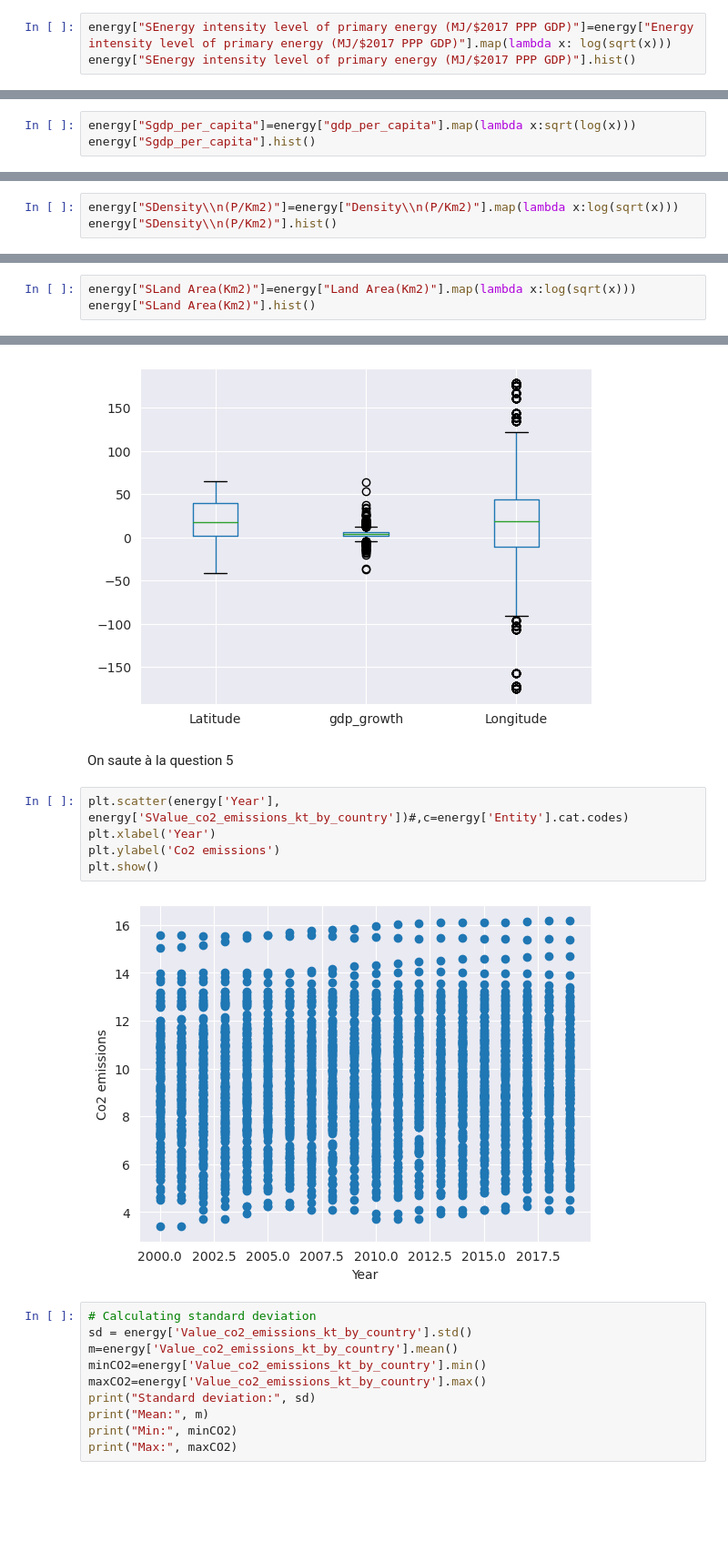
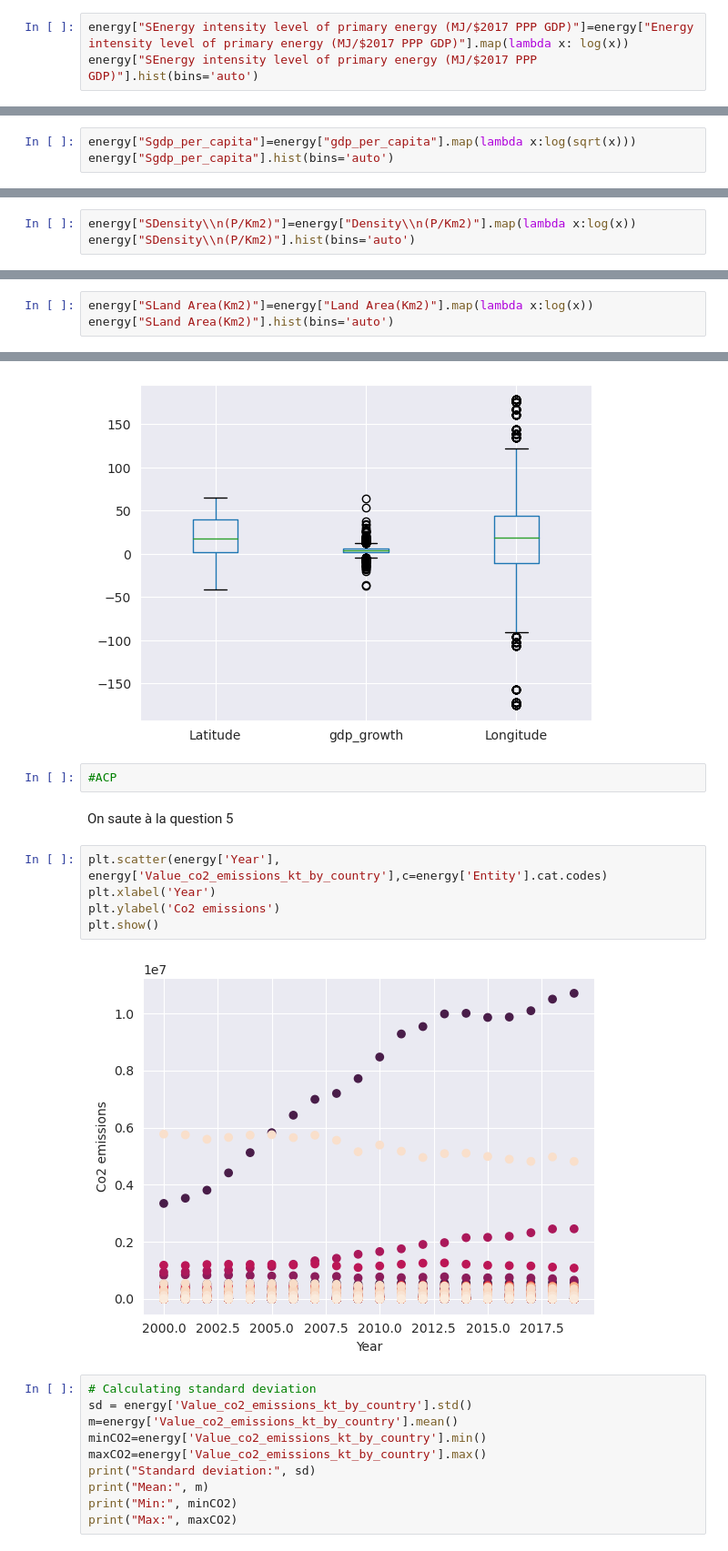
Before and after one commit to Mathilde-Mrs/Projet_machine_learning, a Jupyter notebook: notebook_python_Modif.ipynb, the cells around one changed output, grey strips where cells are left out. Shown at 91% size. Saved outputs shown, nothing was run; the diff lists cells and outputs as text; blank space fills up the shorter version.

```diff
--- a/notebook_python_Modif.ipynb
+++ b/notebook_python_Modif.ipynb
@@ -424,5 +424,5 @@ energy["SPrimary energy consumption per capita (kWh/person)"].hist()
 # %%
-energy["SEnergy intensity level of primary energy (MJ/$2017 PPP GDP)"]=energy["Energy intensity level of primary energy (MJ/$2017 PPP GDP)"].map(lambda x: log(sqrt(x)))
-energy["SEnergy intensity level of primary energy (MJ/$2017 PPP GDP)"].hist()
+energy["SEnergy intensity level of primary energy (MJ/$2017 PPP GDP)"]=energy["Energy intensity level of primary energy (MJ/$2017 PPP GDP)"].map(lambda x: log(x))
+energy["SEnergy intensity level of primary energy (MJ/$2017 PPP GDP)"].hist(bins='auto')
 # %% [output]
 <Axes: >
@@ -430,5 +430,5 @@ energy["SEnergy intensity level of primary energy (MJ/$2017 PPP GDP)"].hist()
 # %%
-energy["Sgdp_per_capita"]=energy["gdp_per_capita"].map(lambda x:sqrt(log(x)))
-energy["Sgdp_per_capita"].hist()
+energy["Sgdp_per_capita"]=energy["gdp_per_capita"].map(lambda x:log(sqrt(x)))
+energy["Sgdp_per_capita"].hist(bins='auto')
 # %% [output]
 <Axes: >
@@ -436,5 +436,5 @@ energy["Sgdp_per_capita"].hist()
 # %%
-energy["SDensity\\n(P/Km2)"]=energy["Density\\n(P/Km2)"].map(lambda x:log(sqrt(x)))
-energy["SDensity\\n(P/Km2)"].hist()
+energy["SDensity\\n(P/Km2)"]=energy["Density\\n(P/Km2)"].map(lambda x:log(x))
+energy["SDensity\\n(P/Km2)"].hist(bins='auto')
 # %% [output]
 <Axes: >
@@ -442,5 +442,5 @@ energy["SDensity\\n(P/Km2)"].hist()
 # %%
-energy["SLand Area(Km2)"]=energy["Land Area(Km2)"].map(lambda x:log(sqrt(x)))
-energy["SLand Area(Km2)"].hist()
+energy["SLand Area(Km2)"]=energy["Land Area(Km2)"].map(lambda x:log(x))
+energy["SLand Area(Km2)"].hist(bins='auto')
 # %% [output]
 <Axes: >
@@ -513,15 +514,17 @@ energy3.boxplot()
 # %% [output]
 <Axes: >
 [figure]
+# %%
+#ACP
 # %% [markdown]
 On saute à la question 5
 # %%
-plt.scatter(energy['Year'], energy['SValue_co2_emissions_kt_by_country'])#,c=energy['Entity'].cat.codes)
+plt.scatter(energy['Year'], energy['Value_co2_emissions_kt_by_country'],c=energy['Entity'].cat.codes)
 plt.xlabel('Year')
 plt.ylabel('Co2 emissions')
 plt.show()
 # %% [output]
-[figure, old version]
+[figure, new version]
 # %%
 # Calculating standard deviation
 sd = energy['Value_co2_emissions_kt_by_country'].std()
```
Also changed, not shown: parts of 16 cells of this notebook.
